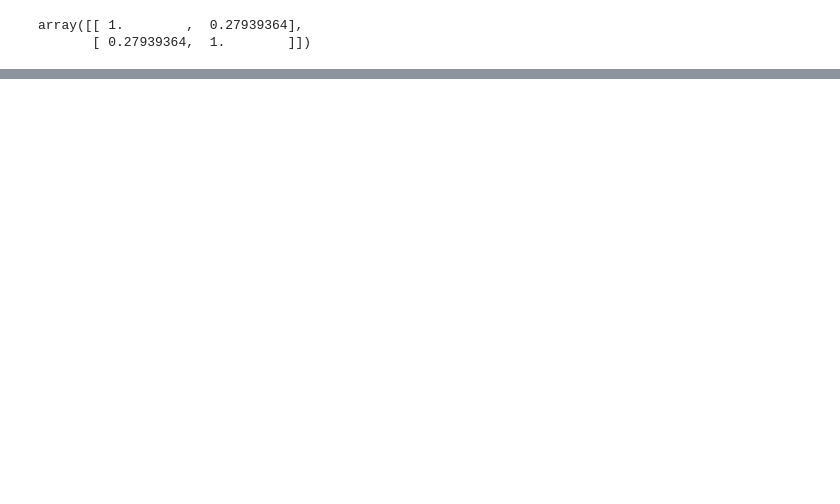
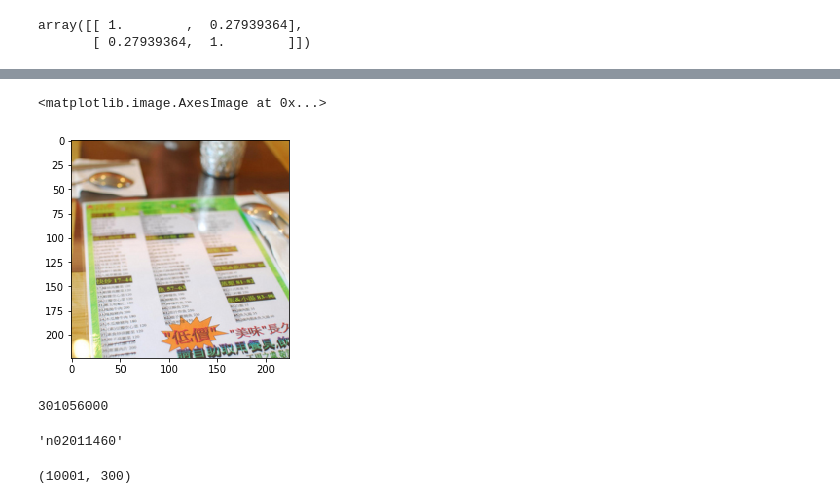
Before and after one commit to AALEKH/DeVISE, a Jupyter notebook: DeVISE.ipynb, the cells around one changed output, grey strips where cells are left out. Saved outputs shown, nothing was run; the diff lists cells and outputs as text; code cells hidden in the pictures; blank space fills up the shorter version.

Commit message:
Some progress over DeVISE model

```diff
--- a/DeVISE.ipynb
+++ b/DeVISE.ipynb
@@ -73,0 +205,5 @@ fpath = '/home/ubuntu/nbs/dataset/imagenet_class_index.json' # Remember to add a
+# %%
+# There needs to be a correction next time you run a notebook: i.e; remove 'backslash' after dpath
+bc_path = f'{dpath}/results/trn_resized_{new_s}_r.bc'
+mid_path = f'{dpath}/results/features_mid_1c_r.bc'
+last_path = f'{dpath}/results/features_last_1c_r.bc'
@@ -73,0 +247,12 @@ fpath = '/home/ubuntu/nbs/dataset/imagenet_class_index.json' # Remember to add a
+# %%
+arr = bcolz.open(bc_path)
+# %%
+plt.imshow(arr[5].astype('uint8'))
+# %% [output]
+<matplotlib.image.AxesImage at 0x...>
+[figure, added]
+# %%
+arr.size
+## Creating Model
+# %% [output]
+301056000
@@ -73,0 +263,8 @@ fpath = '/home/ubuntu/nbs/dataset/imagenet_class_index.json' # Remember to add a
+# %%
+labels[0]
+# %% [output]
+'n02011460'
+# %%
+vecs = np.stack([syn2wv[l] for l in labels]); vecs.shape
+# %% [output]
+(10001, 300)
```
Also changed, not shown: parts of 62 cells of this notebook.
